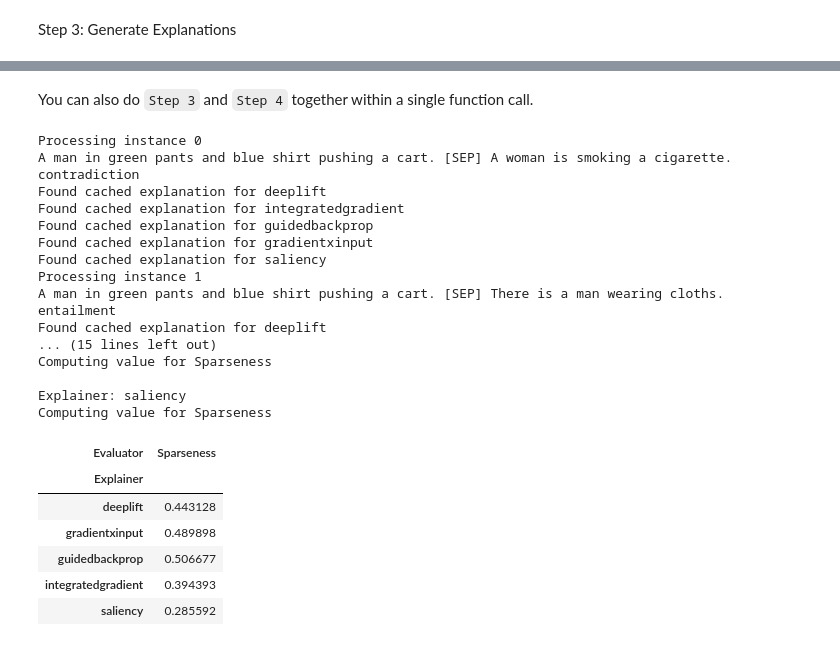
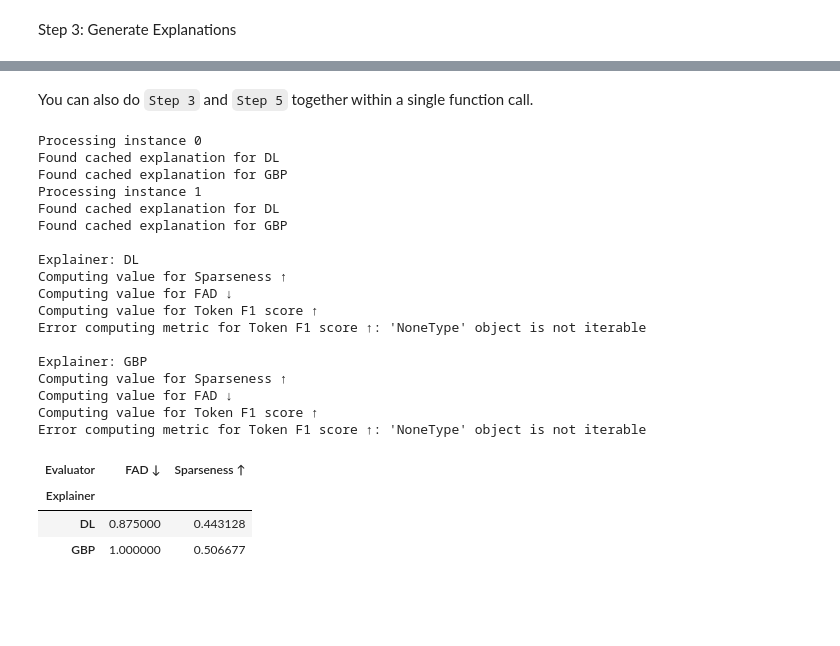
Before and after one commit to kafaite24/EvalxNLP, a Jupyter notebook: examples/tutorial_nli.ipynb, the cells around one changed output, grey strips where cells are left out. Cells and saved outputs as stored; diff of their text form; code cells hidden in the pictures; blank space fills up the shorter version.

```diff
--- a/examples/tutorial_nli.ipynb
+++ b/examples/tutorial_nli.ipynb
@@ -277,29 +319,30 @@ Computing value for Sparseness
 # %% [markdown]
-You can also do `Step 3` and `Step 4` together within a single function call.
+You can also do `Step 3` and `Step 5` together within a single function call.
 # %%
-xai_framework.benchmark_dataset(input_texts_sample, labels_sample)
+results= xai_framework.benchmark_dataset(input_texts_sample, labels_sample)
 # %% [output]
 Processing instance 0
-A man in green pants and blue shirt pushing a cart. [SEP] A woman is smoking a cigarette.
-contradiction
-Found cached explanation for deeplift
-Found cached explanation for integratedgradient
-Found cached explanation for guidedbackprop
-Found cached explanation for gradientxinput
-Found cached explanation for saliency
+Found cached explanation for DL
+Found cached explanation for GBP
 Processing instance 1
-A man in green pants and blue shirt pushing a cart. [SEP] There is a man wearing cloths.
-entailment
-Found cached explanation for deeplift
-... (15 lines left out)
-Computing value for Sparseness
+Found cached explanation for DL
+Found cached explanation for GBP
 
-Explainer: saliency
-Computing value for Sparseness
+Explainer: DL
+Computing value for Sparseness ↑
+Computing value for FAD ↓
+Computing value for Token F1 score ↑
+Error computing metric for Token F1 score ↑: 'NoneType' object is not iterable
+
+Explainer: GBP
+Computing value for Sparseness ↑
+Computing value for FAD ↓
+Computing value for Token F1 score ↑
+Error computing metric for Token F1 score ↑: 'NoneType' object is not iterable
-| Evaluator | Sparseness |
-| Explainer |  |
-| deeplift | 0.443128 |
-| gradientxinput | 0.489898 |
-| guidedbackprop | 0.506677 |
-| integratedgradient | 0.394393 |
-| saliency | 0.285592 |
+# %%
+xai_framework.create_pivot_table(results)
+# %% [output]
+| Evaluator | FAD ↓ | Sparseness ↑ |
+| Explainer |  |  |
+| DL | 0.875000 | 0.443128 |
+| GBP | 1.000000 | 0.506677 |
```
Also changed, not shown: parts of 12 cells of this notebook, 2 other files.
